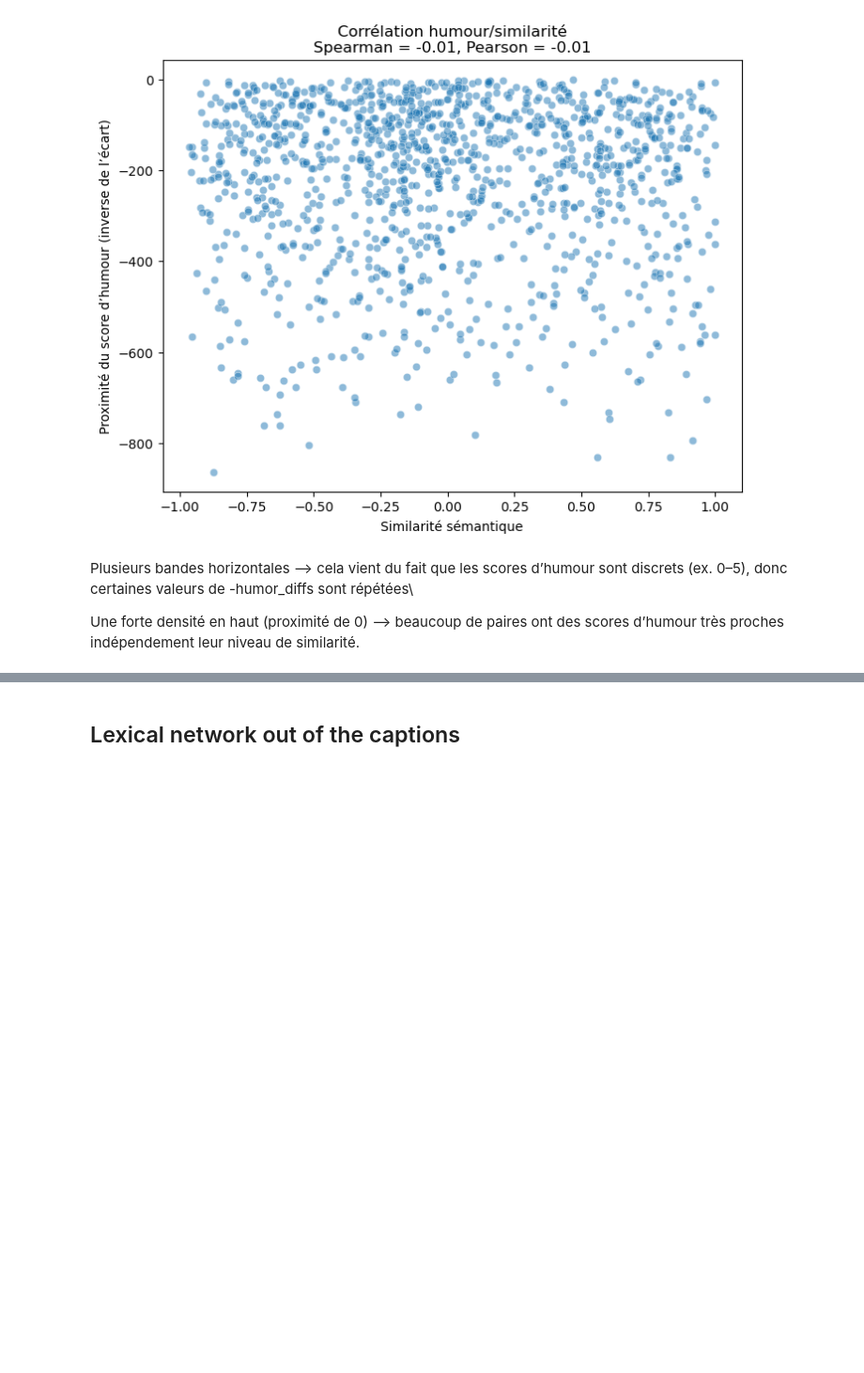
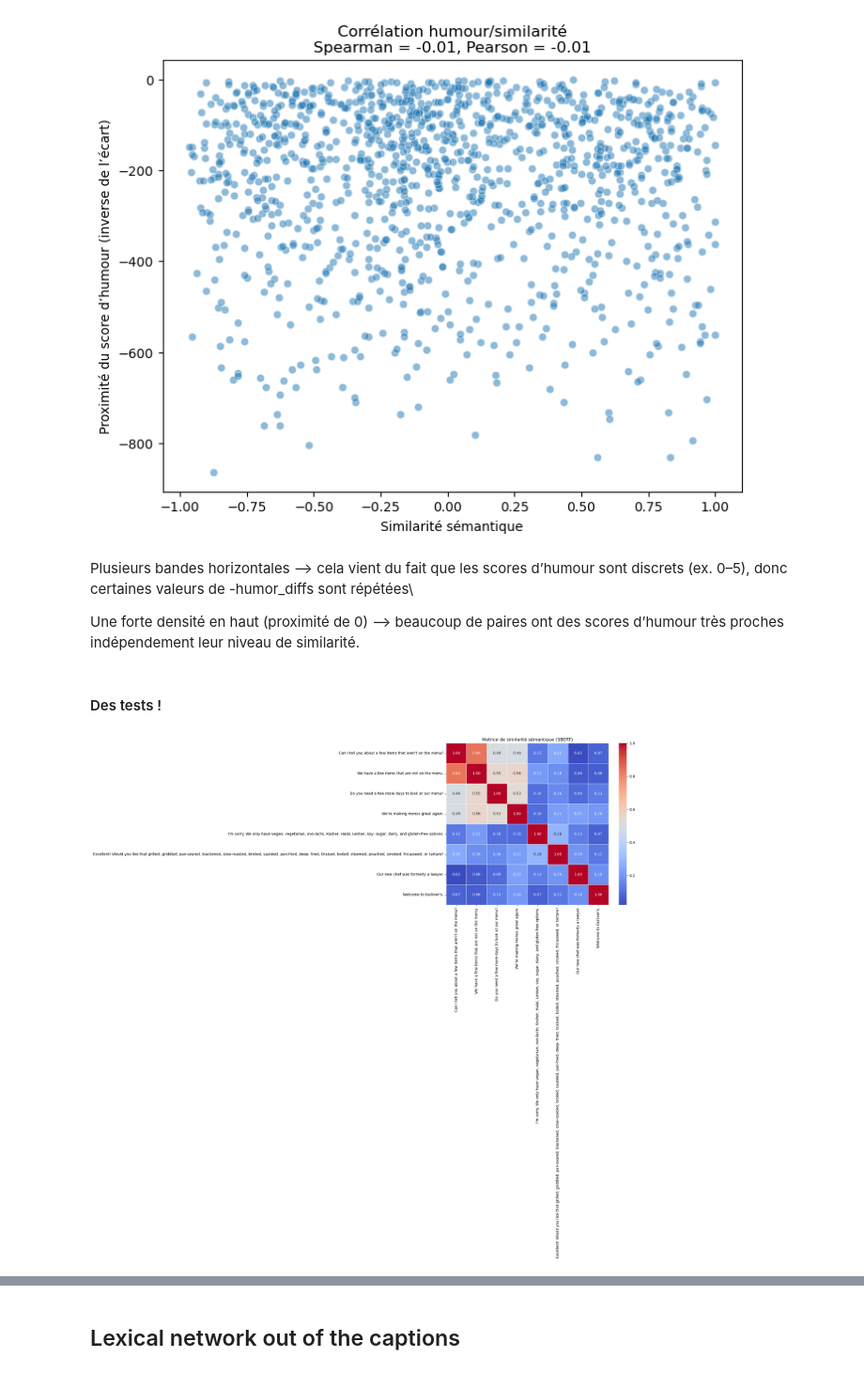
Before and after one commit to epfl-ada/ada-2025-project-adacore42, a Jupyter notebook: _Other/cycy_analysis/similarity_between_captions.ipynb, the cells around one changed output, grey strips where cells are left out. Shown at 94% size. Saved outputs shown, nothing was run; the diff lists cells and outputs as text; code cells hidden in the pictures; blank space fills up the shorter version.

Commit message:
similarity metric commence a donner quelque chose

```diff
--- a/_Other/cycy_analysis/similarity_between_captions.ipynb
+++ b/_Other/cycy_analysis/similarity_between_captions.ipynb
@@ -283,3 +431,26 @@ Une forte densité en haut (proximité de 0) --> beaucoup de paires ont des scor
 # %%
 # comme je prend un échantillon aléatoire de caption, qui sont à la base ordonnées par rang de la meilleure caption (la plus drole) à la moins bonne caption, est ce qu'il ne faudrait mieux pas prendre des echantillons ordonnés ?
 # Deuxième question, comment est il possible de procéder à cette analyse dans le but de clusteuriser des groupes de captions ? exemple : je veux analyser l'humour des captions au sein de clusters qui évoquent des axes de stratégies de blagues similaires
+# %% [markdown]
+#### Des tests !
+# %%
+# model_name : ["all-MiniLM-L6-v2", "paraphrase-MiniLM-L12-v2", "all-mpnet-base-v2"]
+
+
+# Encode some texts
+sentences = [
+    "Can I tell you about a few items that aren't on the menu?",
+    "We have a few items that are not on the menu.",
+    "Do you need a few more days to look at our menu?",
+    "We're making menus great again.",
+    "I'm sorry. We only have vegan, vegetarian, ovo-lacto, Kosher, Halal, Lenten, soy, sugar, dairy, and gluten-free options.",
+    "Excellent! Would you like that grilled, griddled, pan-seared, blackened, slow-roasted, broiled, sautéed, pan-fried, deep- fried, braised, boiled, steamed, poached, smoked, fricasseed, or tartare?",
+    "Our new chef was formerly a lawyer.",
+    "Welcome to Gulliver's.",
+]
+sentences_test_df = pd.DataFrame()
+sentences_test_df["caption"] = sentences
+
+df_sim3 = plot_similarity_matrix(sentences_test_df, text_col='caption', model_name="all-MiniLM-L6-v2", semantic_sim_ratio=1, structural_sim_ratio=0)
+# %% [output]
+[figure, added]
```
Also changed, not shown: parts of 15 cells of this notebook.
